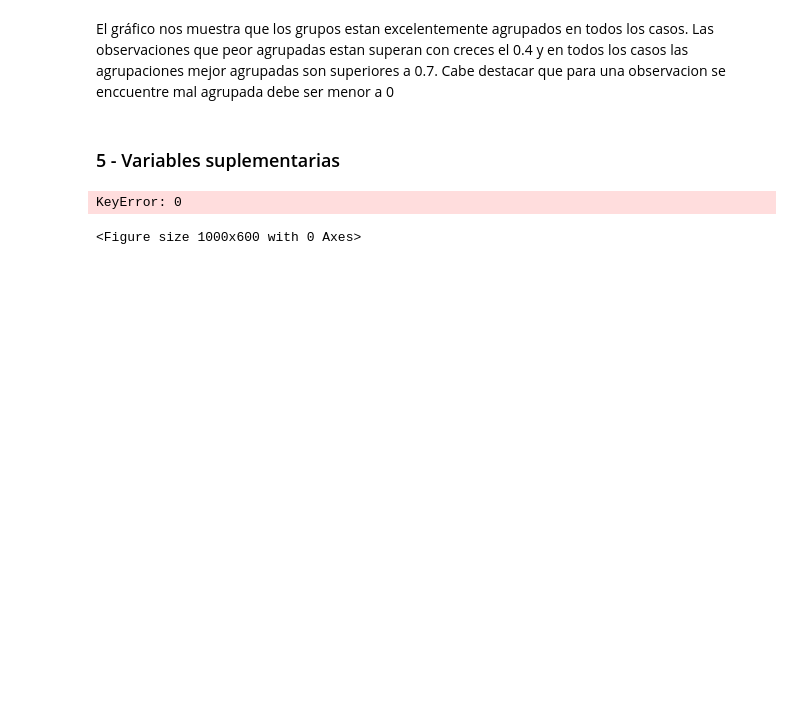
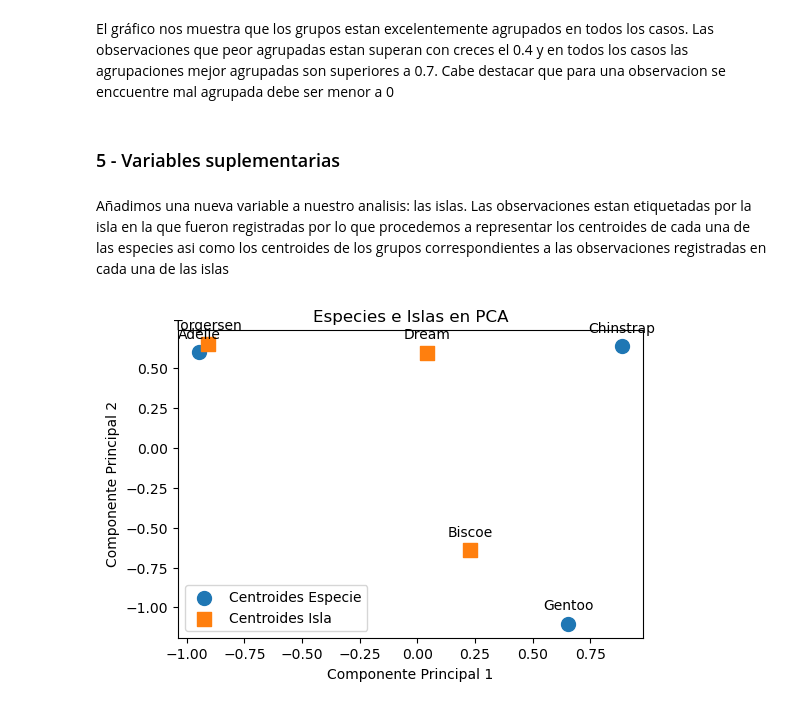
Before and after one commit to PabloPaezSheridan/PenguinsACPStudy, a Jupyter notebook: Solution/PenguinsAnalysisPabloPaez.ipynb, the cells around one changed output. Saved outputs shown, nothing was run; the diff lists cells and outputs as text; code cells hidden in the pictures; blank space fills up the shorter version.

```diff
--- a/Solution/PenguinsAnalysisPabloPaez.ipynb
+++ b/Solution/PenguinsAnalysisPabloPaez.ipynb
@@ -353,30 +353,29 @@ plt.show()
 El gráfico nos muestra que los grupos estan excelentemente agrupados en todos los casos. Las observaciones que peor agrupadas estan superan con creces el 0.4 y en todos los casos las agrupaciones mejor agrupadas son superiores a 0.7. Cabe destacar que para una observacion se enccuentre mal agrupada debe ser menor a 0
 # %% [markdown]
 <h3>5 - Variables suplementarias</h3>
+# %% [markdown]
+Añadimos una nueva variable a nuestro analisis: las islas. Las observaciones estan etiquetadas por la isla en la que fueron registradas por lo que procedemos a representar los centroides de cada una de las especies asi como los centroides de los grupos correspondientes a las observaciones registradas en cada una de las islas
 # %%
-# Añadir columnas de especie e isla
 data_standardized_df['species'] = penguins['species']
 data_standardized_df['island'] = penguins['island']
 
-# Calcular centroides por especie
 centroides_especie = data_standardized_df.groupby('species').mean()
-# Calcular centroides por isla
 centroides_isla = data_standardized_df.groupby('island').mean()
 
-# Crear el gráfico
-plt.figure(figsize=(10, 6))
+plt.figure(figsize=(6, 4))
 
-# Graficar centroides por especie
-plt.scatter(centroides_especie[0], centroides_especie[1], marker='o', s=100, label='Centroides Especie')
+plt.scatter(centroides_especie.iloc[:, 0], centroides_especie.iloc[:, 1], marker='o', s=100, label='Centroides Especie')
+for especie, centroide in centroides_especie.iterrows():
+    plt.annotate(especie, (centroide.iloc[0], centroide.iloc[1]), textcoords="offset points", xytext=(0, 10), ha='center')
 
-# Graficar centroides por isla
-plt.scatter(centroides_isla[0], centroides_isla[1], marker='s', s=100, label='Centroides Isla')
+plt.scatter(centroides_isla.iloc[:, 0], centroides_isla.iloc[:, 1], marker='s', s=100, label='Centroides Isla')
+for isla, centroide in centroides_isla.iterrows():
+    plt.annotate(isla, (centroide.iloc[0], centroide.iloc[1]), textcoords="offset points", xytext=(0, 10), ha='center')
 
 plt.xlabel('Componente Principal 1')
 plt.ylabel('Componente Principal 2')
-plt.title('Centroides de Especies e Islas en PCA')
+plt.title('Especies e Islas en PCA')
 plt.legend()
 plt.show()
 # %% [output]
-KeyError: 0
-<Figure size 1000x600 with 0 Axes>
+[figure, added]
```
Also changed, not shown: parts of 6 cells of this notebook.
